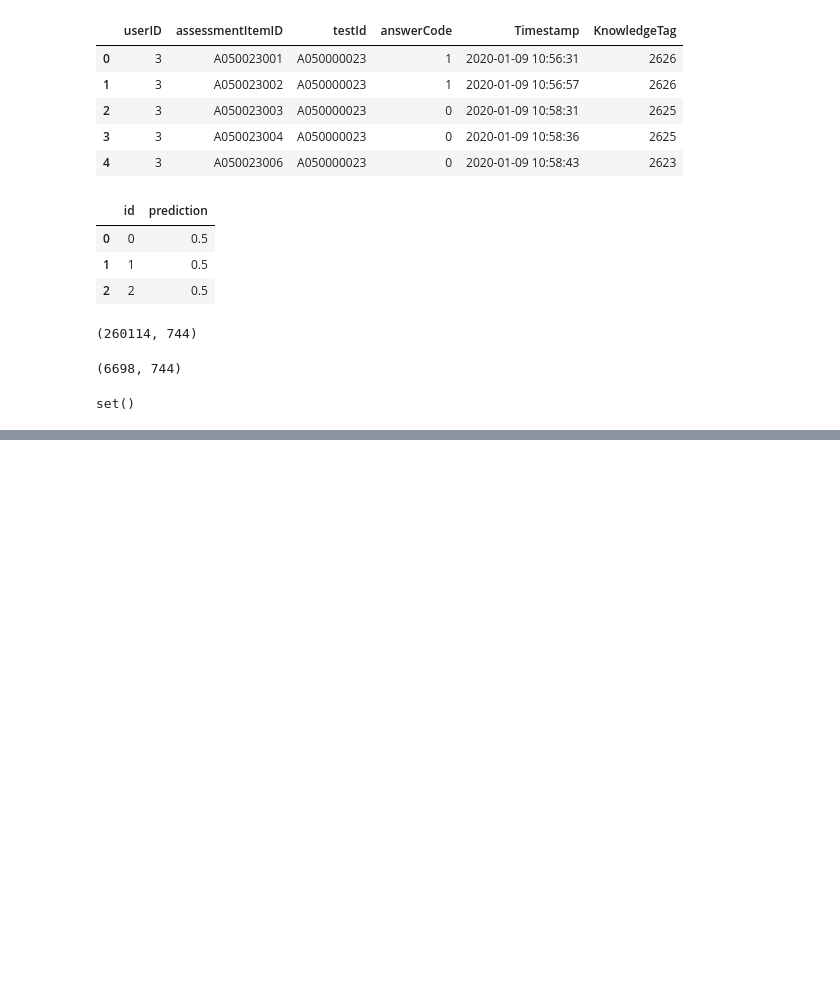
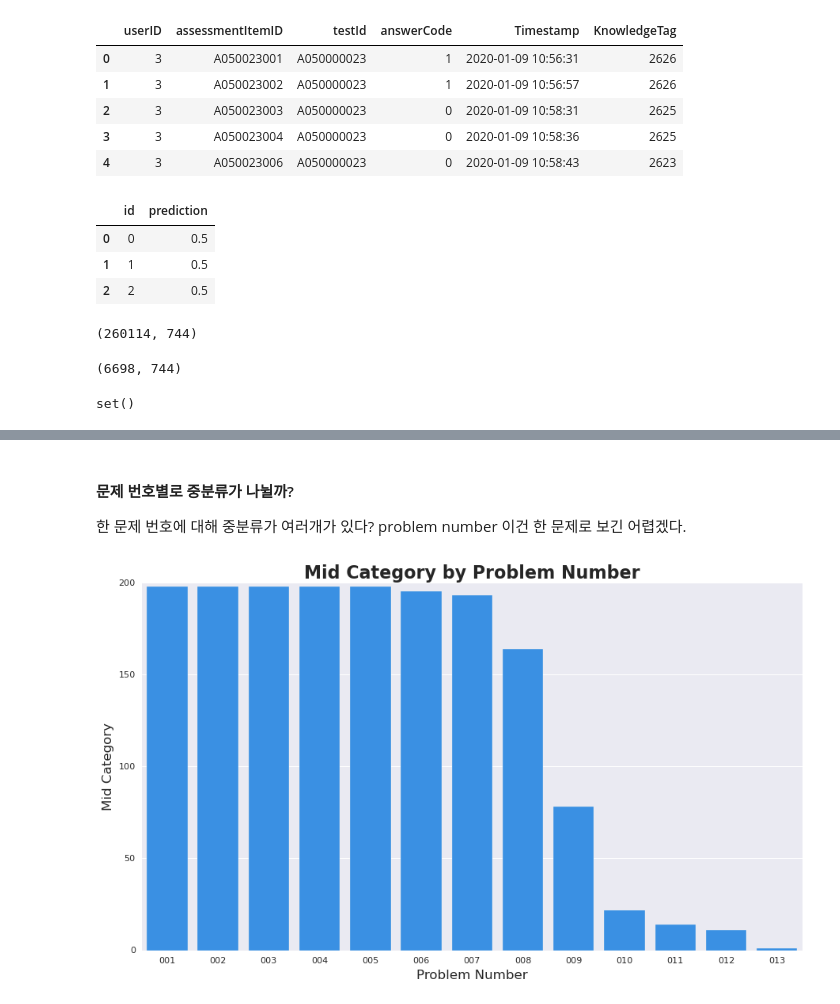
Before and after one commit to boostcampaitech4lv23recsys2/level2_dkt_recsys-level2-recsys-08, a Jupyter notebook: EDA/EDA_cwj.ipynb, the cells around one changed output, grey strips where cells are left out. Saved outputs shown, nothing was run; the diff lists cells and outputs as text; code cells hidden in the pictures; blank space fills up the shorter version.

```diff
--- a/EDA/EDA_cwj.ipynb
+++ b/EDA/EDA_cwj.ipynb
@@ -79,0 +296,13 @@ set()
+# %% [markdown]
+#### 문제 번호별로 중분류가 나뉠까?
+한 문제 번호에 대해 중분류가 여러개가 있다? problem number 이건 한 문제로 보긴 어렵겠다.
+# %%
+df = train.groupby('problem_number')['mid_category'].apply(set).apply(len).reset_index()
+fig, ax = plt.subplots(1, 1, figsize=(12, 7))
+q=sns.barplot(df,x='problem_number',y='mid_category', color="dodgerblue")
+q=ax.set_xlabel("Problem Number", fontsize=15)
+q=ax.set_ylabel("Mid Category", fontsize=15)
+q=ax.set_title("Mid Category by Problem Number", fontsize=20, fontweight="semibold")
+q=plt.show()
+# %% [output]
+[figure, added]
```
Also changed, not shown: parts of 33 cells of this notebook, 1 other file.
